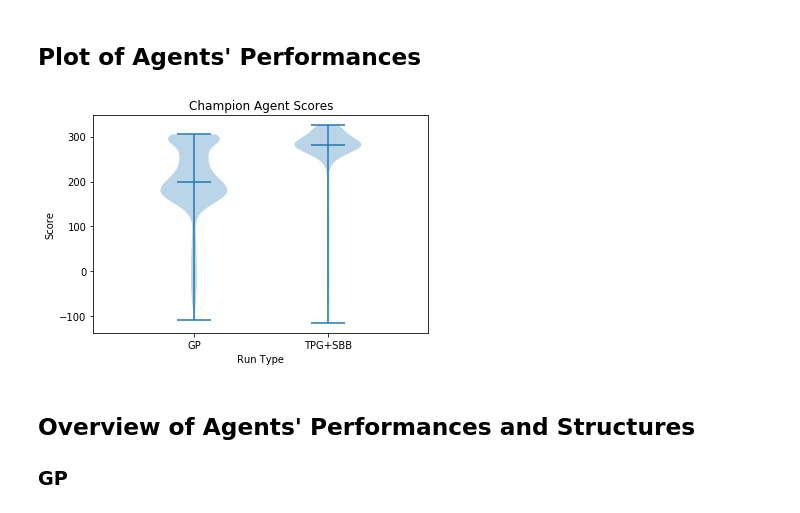
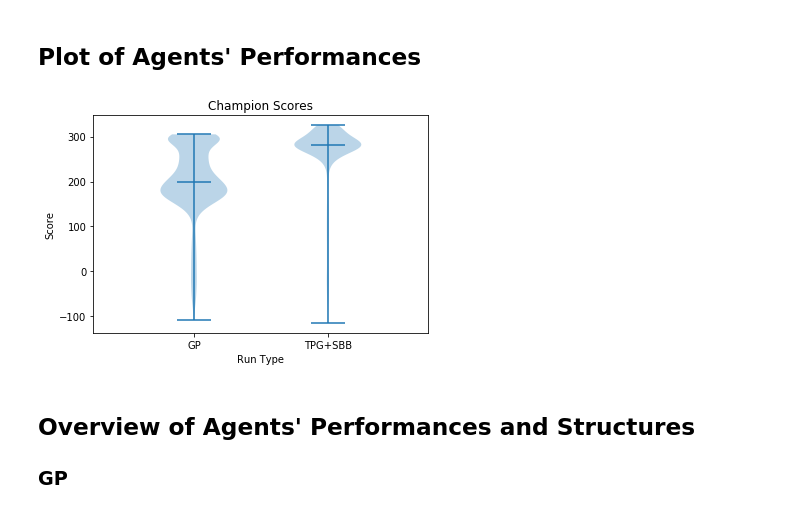
Before and after one commit to Ryan-Amaral/gp-bipedal-walker-analysis, a Jupyter notebook: champion_analysis.ipynb, the cells around one changed output. Cells and saved outputs as stored; diff of their text form; code cells hidden in the pictures.

```diff
--- a/champion_analysis.ipynb
+++ b/champion_analysis.ipynb
@@ -63,18 +63,18 @@ tpgsbbs = [tpgsbb1, tpgsbb2, tpgsbb3, tpgsbb4, tpgsbb5]
 # %%
 ax = plt.axes()
 
 plt.violinplot((gp, tpgsbb), showmedians=True, points=5000)
 
-plt.title("Champion Agent Scores")
+plt.title("Champion Scores")
 plt.xlabel("Run Type")
 plt.ylabel("Score")
 
 set_axis_style(ax, ["GP", "TPG+SBB"])
 
-plt.savefig("images/champs.pdf")
+plt.savefig("images/champ-scores.pdf")
 plt.show()
 # %% [output]
-[figure, old version]
+[figure, new version]
 # %% [markdown]
 ## Overview of Agents' Performances and Structures
 
```
Also changed, not shown: parts of 4 cells of this notebook, 19 other files.
